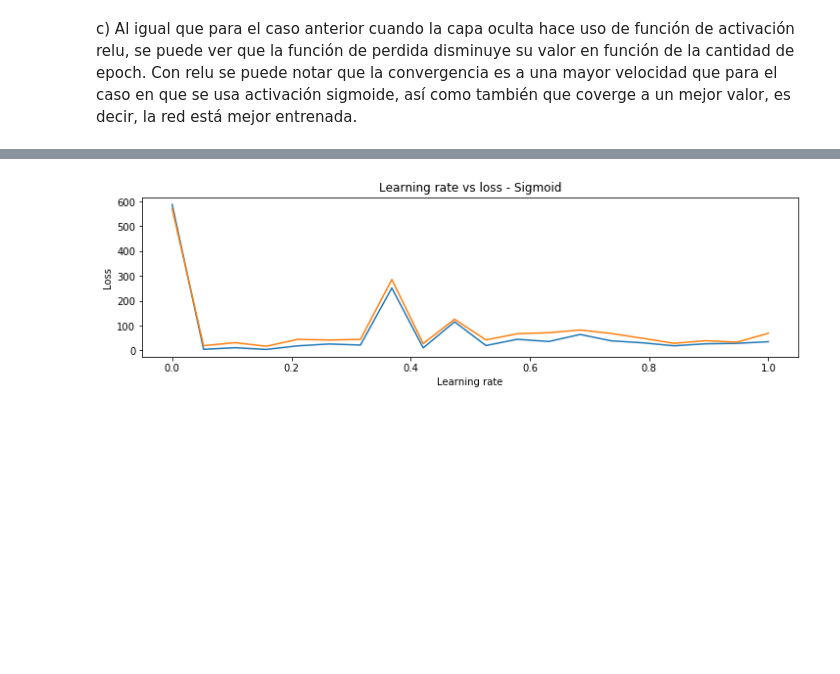
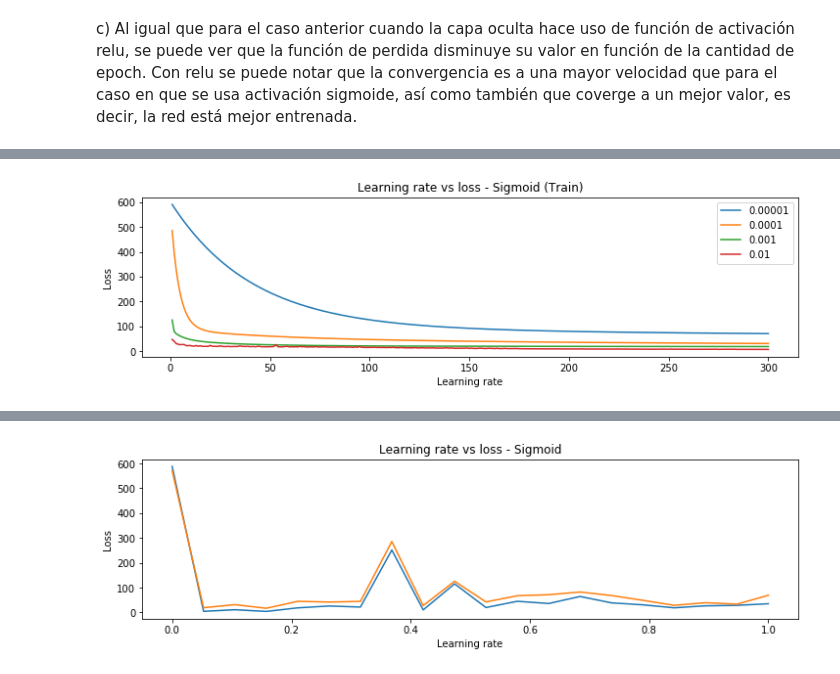
Before and after one commit to Sitrico/IRN-T1, a Jupyter notebook: Parte1.ipynb, the cells around one changed output, grey strips where cells are left out. Saved outputs shown, nothing was run; the diff lists cells and outputs as text; code cells hidden in the pictures; blank space fills up the shorter version.

```diff
--- a/Parte1.ipynb
+++ b/Parte1.ipynb
@@ -112,2 +119,16 @@ plt.show()
 # %% [markdown]
 c) Al igual que para el caso anterior cuando la capa oculta hace uso de función de activación relu, se puede ver que la función de perdida disminuye su valor en función de la cantidad de epoch. Con relu se puede notar que la convergencia es a una mayor velocidad que para el caso en que se usa activación sigmoide, así como también que coverge a un mejor valor, es decir, la red está mejor entrenada.
+# %%
+learnings = list([0.00001, 0.0001, 0.001, 0.01])
+# %%
+
+    model = Sequential()
+    model.add(Dense(200, input_dim=X_train_scaled.shape[1], kernel_initializer='uniform'))
+    model.add(Activation('sigmoid'))
+    model.add(Dense(1, kernel_initializer='uniform'))
+    model.add(Activation('linear'))
+    sgd = SGD(lr=learning[i])
+    model.compile(optimizer=sgd,loss='mean_squared_error')
+    model.fit(X_train_scaled, y_train, epochs=300, verbose=0, validation_data=(X_test_scaled, y_test))
+    mse_train.append(model.evaluate(X_train_scaled, y_train, verbose=0))
+    mse_val.append(model.evaluate(X_test_scaled, y_test, verbose=0))
@@ -113,0 +154,84 @@ c) Al igual que para el caso anterior cuando la capa oculta hace uso de función
+# %%
+#d
+todos_train = list()
+todos_test = list()
+for i in range(len(learnings)):
+    mse_train = list()
+    mse_val = list()
+    model = Sequential()
+    model.add(Dense(200, input_dim=X_train_scaled.shape[1], kernel_initializer='uniform'))
+    model.add(Activation('sigmoid'))
+    model.add(Dense(1, kernel_initializer='uniform'))
+    model.add(Activation('linear'))
+    sgd = SGD(lr=learnings[i])
+    model.compile(optimizer=sgd,loss='mean_squared_error')
+    for j in range(300):
+        model.fit(X_train_scaled, y_train, epochs=1, verbose=0, validation_data=(X_test_scaled, y_test))
+        mse_train.append(model.evaluate(X_train_scaled, y_train, verbose=0))
+        mse_val.append(model.evaluate(X_test_scaled, y_test, verbose=0))
+    todos_train.append(mse_train)
+    todos_test.append(mse_val)
+
+fig = plt.figure(figsize = (12,3))
+plt.plot(list(range(1,301)), todos_train[0], '-', label='0.00001')
+plt.plot(list(range(1,301)), todos_train[1], '-', label='0.0001')
+plt.plot(list(range(1,301)), todos_train[2], '-', label='0.001')
+plt.plot(list(range(1,301)), todos_train[3], '-', label='0.01')
+plt.xlabel('Learning rate')
+plt.ylabel('Loss')
+plt.title('Learning rate vs loss - Sigmoid (Train)')
+plt.legend()
+plt.show()
+
+fig = plt.figure(figsize = (12,3))
+plt.plot(list(range(1,301)), todos_test[0], '-', label='0.00001')
+plt.plot(list(range(1,301)), todos_test[1], '-', label='0.0001')
+plt.plot(list(range(1,301)), todos_test[2], '-', label='0.001')
+plt.plot(list(range(1,301)), todos_test[3], '-', label='0.01')
+plt.xlabel('Learning rate')
+plt.ylabel('Loss')
+plt.title('Learning rate vs loss - Sigmoid (Test)')
+plt.legend()
+plt.show()
+
+todos_train = list()
+todos_test = list()
+for i in range(len(learnings)):
+    mse_train = list()
+    mse_val = list()
+    model = Sequential()
+    model.add(Dense(200, input_dim=X_train_scaled.shape[1], kernel_initializer='uniform'))
+    model.add(Activation('relu'))
+    model.add(Dense(1, kernel_initializer='uniform'))
+    model.add(Activation('linear'))
+    sgd = SGD(lr=learnings[i])
+    model.compile(optimizer=sgd,loss='mean_squared_error')
+    for j in range(300):
+        model.fit(X_train_scaled, y_train, epochs=1, verbose=0, validation_data=(X_test_scaled, y_test))
+        mse_train.append(model.evaluate(X_train_scaled, y_train, verbose=0))
+        mse_val.append(model.evaluate(X_test_scaled, y_test, verbose=0))
+    todos_train.append(mse_train)
+    todos_test.append(mse_val)
+
+fig = plt.figure(figsize = (12,3))
+plt.plot(list(range(1,301)), todos_train[0], '-', label='0.00001')
+plt.plot(list(range(1,301)), todos_train[1], '-', label='0.0001')
+plt.plot(list(range(1,301)), todos_train[2], '-', label='0.001')
+plt.plot(list(range(1,301)), todos_train[3], '-', label='0.01')
+plt.xlabel('Learning rate')
+plt.ylabel('Loss')
+plt.title('Learning rate vs loss - Relu (Train)')
+plt.legend()
+plt.show()
+
+fig = plt.figure(figsize = (12,3))
+plt.plot(list(range(1,301)), todos_test[0], '-', label='0.00001')
+plt.plot(list(range(1,301)), todos_test[1], '-', label='0.0001')
+plt.plot(list(range(1,301)), todos_test[2], '-', label='0.001')
+plt.plot(list(range(1,301)), todos_test[3], '-', label='0.01')
+plt.xlabel('Learning rate')
+plt.ylabel('Loss')
+plt.title('Learning rate vs loss - Relu (Test)')
+plt.legend()
+plt.show()
+# %% [output]
@@ -113,0 +239 @@ c) Al igual que para el caso anterior cuando la capa oculta hace uso de función
+[figure, added]
```
Also changed, not shown: parts of 8 cells of this notebook, 2 other files.
